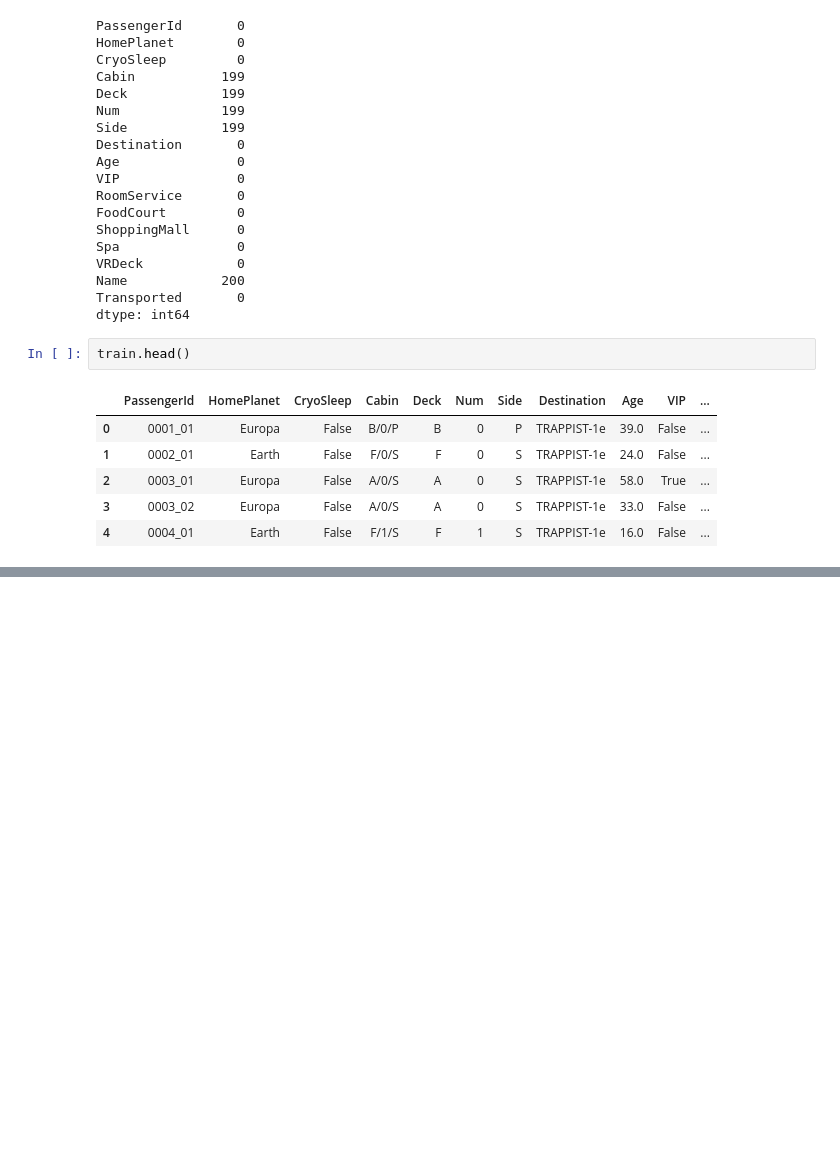
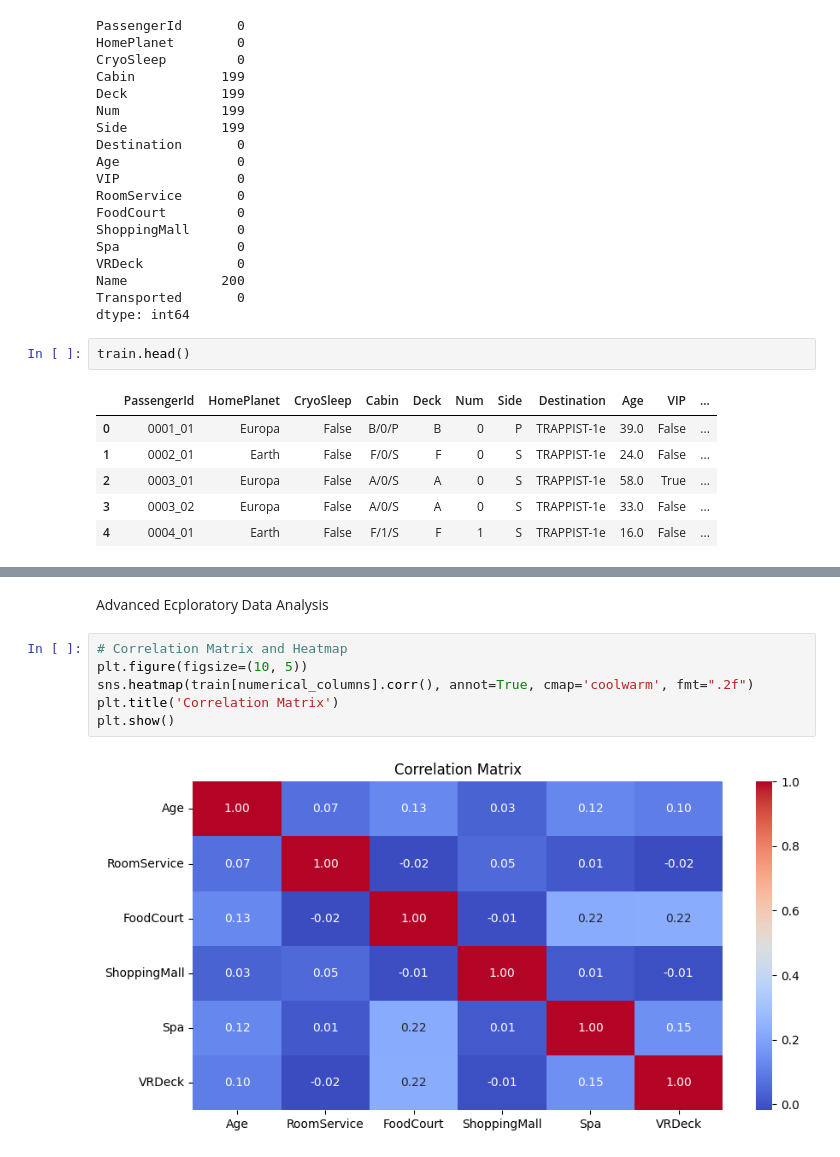
Before and after one commit to ResearchMethodsGroupAssignment/Kaggle_Challenge_Team2, a Jupyter notebook: Kaggle_team2_Titanic.ipynb, the cells around one changed output, grey strips where cells are left out. Cells and saved outputs as stored; diff of their text form; blank space fills up the shorter version.

```diff
--- a/Kaggle_team2_Titanic.ipynb
+++ b/Kaggle_team2_Titanic.ipynb
@@ -211,0 +255,10 @@ train.head()
+# %% [markdown]
+Advanced Ecploratory Data Analysis
+# %%
+# Correlation Matrix and Heatmap
+plt.figure(figsize=(10, 5))
+sns.heatmap(train[numerical_columns].corr(), annot=True, cmap='coolwarm', fmt=".2f")
+plt.title('Correlation Matrix')
+plt.show()
+# %% [output]
+[figure, added]
```
Also changed, not shown: parts of 6 cells of this notebook.
